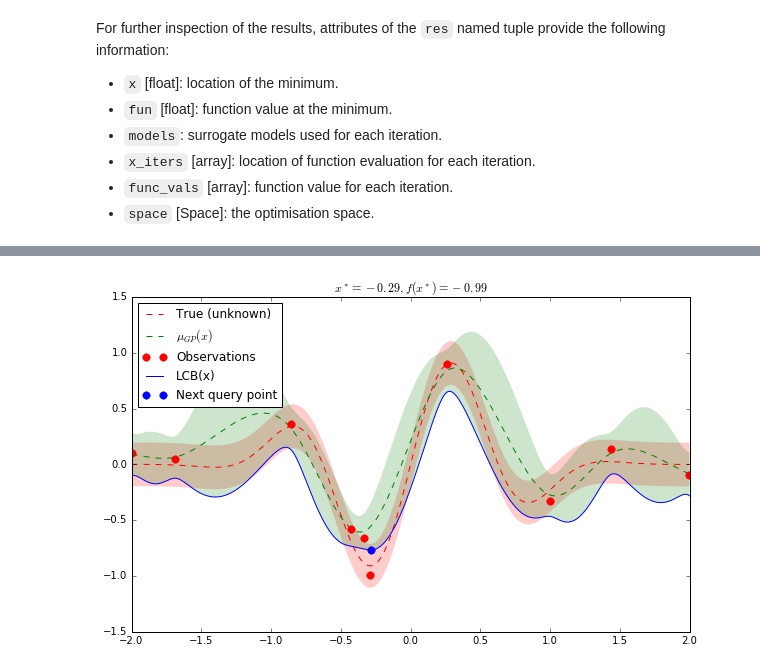
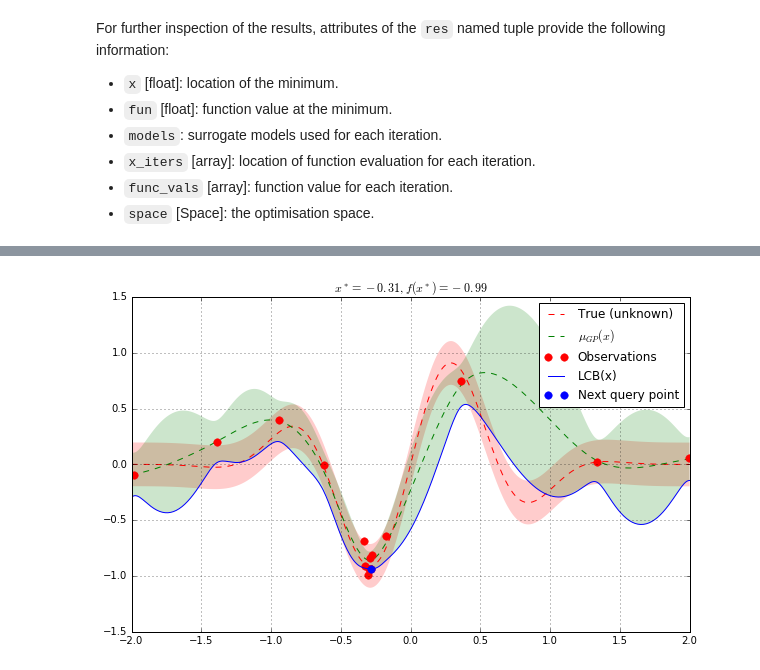
Before and after one commit to scikit-optimize/scikit-optimize, a Jupyter notebook: examples/bayesian-optimisation.ipynb, the cells around one changed output, grey strips where cells are left out. Drawn from its saved outputs; the diff is of its cells as text; code cells hidden in the pictures.

```diff
--- a/examples/bayesian-optimisation.ipynb
+++ b/examples/bayesian-optimisation.ipynb
@@ -87,9 +85,9 @@ res = gp_minimize(f,                  # the function to minimize
                   [(-2.0, 2.0)],      # the bounds on each dimension of x
                   acq="LCB",          # the acquisition function (optional)
                   base_estimator=gp,  # a GP estimator (optional)
-                  n_calls=10,         # the number of calls to the expensive function.
-                  n_random_starts=1,  # the number of random evaluations at initialization
-                  random_state=1)
+                  n_calls=15,         # the number of evaluations of f
+                  n_random_starts=1,          # the number of random evaluations at initialization
+                  random_state=777)
 # %% [markdown]
 Accordingly, the approximated minimum is found to be:
 # %%
@@ -131,42 +135,40 @@ Together these attributes can be used to visually inspect the results of the min
 # %%
 from skopt.acquisition import gaussian_lcb
 
-def plot_results(f, noise_level, res):
-    # Plot f(x) + contours
-    x = np.linspace(-2, 2, 400).reshape(-1, 1)
-    fx = [f(x_i, noise_level=0.0) for x_i in x]
-    plt.plot(x, fx, "r--", label="True (unknown)")
-    plt.fill(np.concatenate([x, x[::-1]]),
-             np.concatenate(([fx_i - 1.9600 * noise_level for fx_i in fx],
-                             [fx_i + 1.9600 * noise_level for fx_i in fx[::-1]])),
-             alpha=.2, fc="r", ec="None")
+# Plot f(x) + contours
+x = np.linspace(-2, 2, 400).reshape(-1, 1)
+fx = [f(x_i, noise_level=0.0) for x_i in x]
+plt.plot(x, fx, "r--", label="True (unknown)")
+plt.fill(np.concatenate([x, x[::-1]]),
+         np.concatenate(([fx_i - 1.9600 * noise_level for fx_i in fx],
+                         [fx_i + 1.9600 * noise_level for fx_i in fx[::-1]])),
+         alpha=.2, fc="r", ec="None")
 
-    # Plot GP(x) + concours
-    gp = res.models[-1]
-    y_pred, sigma = gp.predict(x, return_std=True)
+# Plot GP(x) + concours
+gp = res.models[-1]
+y_pred, sigma = gp.predict(x, return_std=True)
 
-    plt.plot(x, y_pred, "g--", label=r"$\mu_{GP}(x)$")
-    plt.fill(np.concatenate([x, x[::-1]]),
-             np.concatenate([y_pred - 1.9600 * sigma,
-                             (y_pred + 1.9600 * sigma)[::-1]]),
-             alpha=.2, fc="g", ec="None")
+plt.plot(x, y_pred, "g--", label=r"$\mu_{GP}(x)$")
+plt.fill(np.concatenate([x, x[::-1]]),
+         np.concatenate([y_pred - 1.9600 * sigma,
+                         (y_pred + 1.9600 * sigma)[::-1]]),
+         alpha=.2, fc="g", ec="None")
 
-    # Plot sampled points
-    plt.plot(res.x_iters,
-             res.func_vals,
-             "r.", markersize=15, label="Observations")
+# Plot sampled points
+plt.plot(res.x_iters,
+         res.func_vals,
+         "r.", markersize=15, label="Observations")
 
-    # Plot LCB(x) + next query point
-    acq = gaussian_lcb(x, gp)
-    plt.plot(x, gaussian_lcb(x, gp), "b", label="LCB(x)")
-    next_x = np.argmin(acq)
-    plt.plot([x[next_x]], [acq[next_x]], "b.", markersize=15, label="Next query point")
+# Plot LCB(x) + next query point
+acq = gaussian_lcb(x, gp)
+plt.plot(x, gaussian_lcb(x, gp), "b", label="LCB(x)")
+next_x = np.argmin(acq)
+plt.plot([x[next_x]], [acq[next_x]], "b.", markersize=15, label="Next query point")
 
-    plt.title(r"$x^* = %.2f, f(x^*) = %.2f$" % (res.x, res.fun))
-    plt.legend(loc="best")
+plt.title(r"$x^* = %.2f, f(x^*) = %.2f$" % (res.x, res.fun))
+plt.legend(loc="best")
+plt.grid()
 
-    plt.show()
-
-plot_results(f, noise_level, res=res)
+plt.show()
 # %% [output]
-[figure, old version]
+[figure, new version]
```
Also changed, not shown: parts of 5 cells of this notebook, 5 other files.
